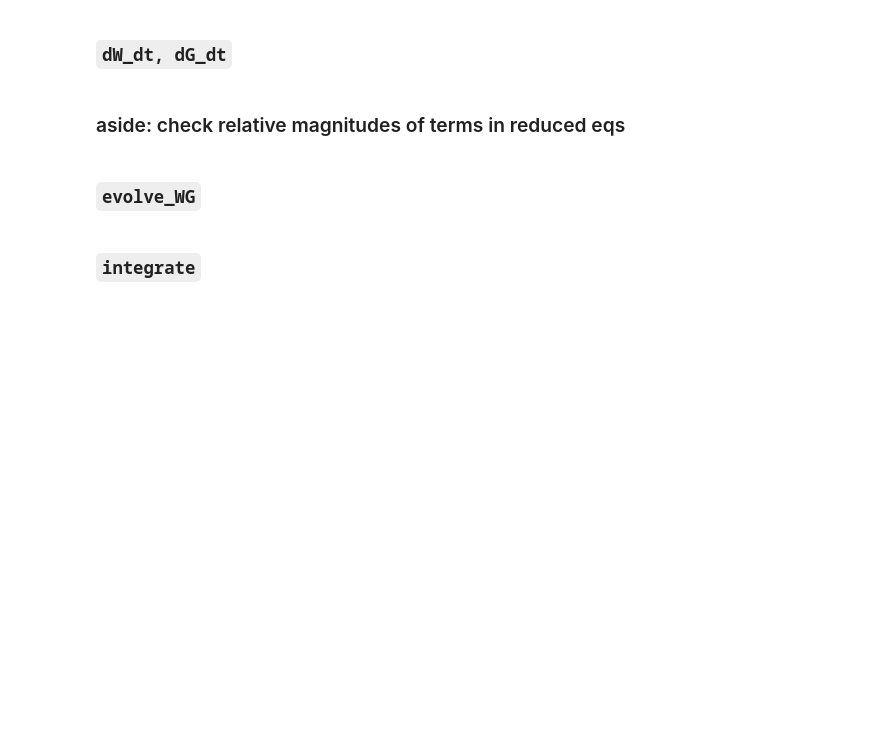
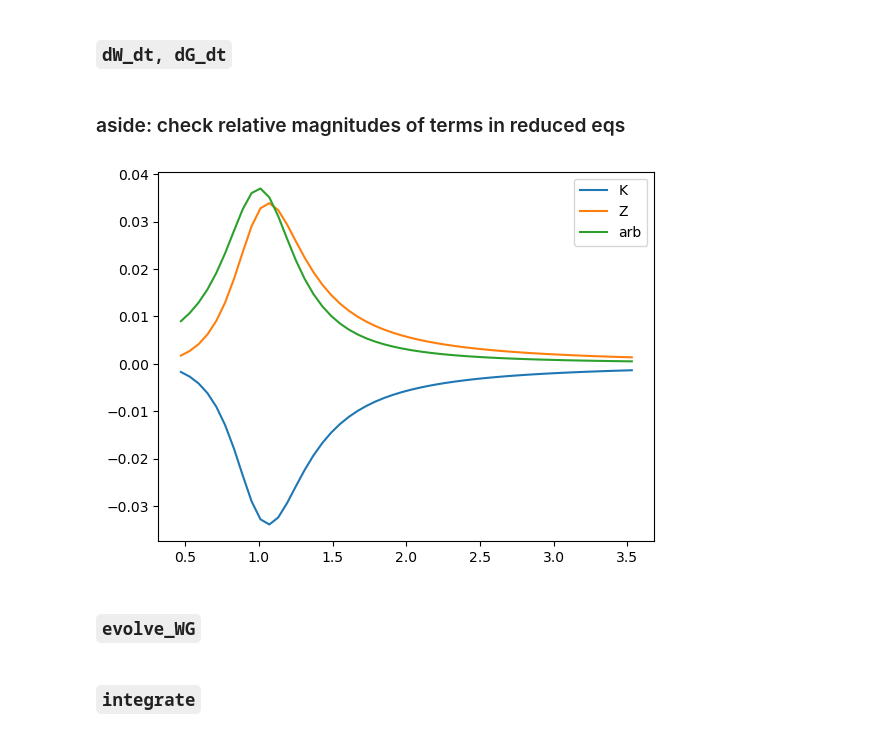
Before and after one commit to Jupiter1994/warped-disks, a Jupyter notebook: reduced-eqs-zhu2019.ipynb, the cells around one changed output. Cells and saved outputs as stored; diff of their text form; code cells hidden in the pictures; blank space fills up the shorter version.

```diff
--- a/reduced-eqs-zhu2019.ipynb
+++ b/reduced-eqs-zhu2019.ipynb
@@ -555,6 +562,29 @@ def dG_dt(Rs_torque, Gs, Rs_warp, Ws, Mp, a, use_gap):
 # plt.ylim(-1e-6,1e-6)
 # plt.legend()
 # plt.show()
+# %%
+Omegas = Omega(Rs_torque, Mp, a)
+Kappas = Kappa(Rs_torque, Mp, a)
+Omegazs = Omega_z(Rs_torque, Mp, a)
+
+Ks = (Kappas**2-Omegas**2)/(Omegas**2)
+Zs = (Omegazs**2-Omegas**2)/(Omegas**2)
+
+arbs = (1/3) * Mp / ( (Rs_torque-a)**2 + soft_term**2)
+# arbs = .1*np.exp(-((Rs_torque-1)/.14)**2)
+
+# plt.plot(Rs_torque, Omegas, label="Omegas")
+# plt.plot(Rs_torque, Kappas, label="Kappas")
+# plt.plot(Rs_torque, Omegazs, label="Omegazs")
+
+plt.plot(Rs_torque, Ks, label="K")
+plt.plot(Rs_torque, Zs, label="Z")
+plt.plot(Rs_torque, arbs, label="arb")
+
+plt.legend()
+plt.show()
+# %% [output]
+[figure, added]
 # %% [markdown]
 ### `evolve_WG`
 # %%
```
Also changed, not shown: parts of 9 cells of this notebook, 1 other file.
